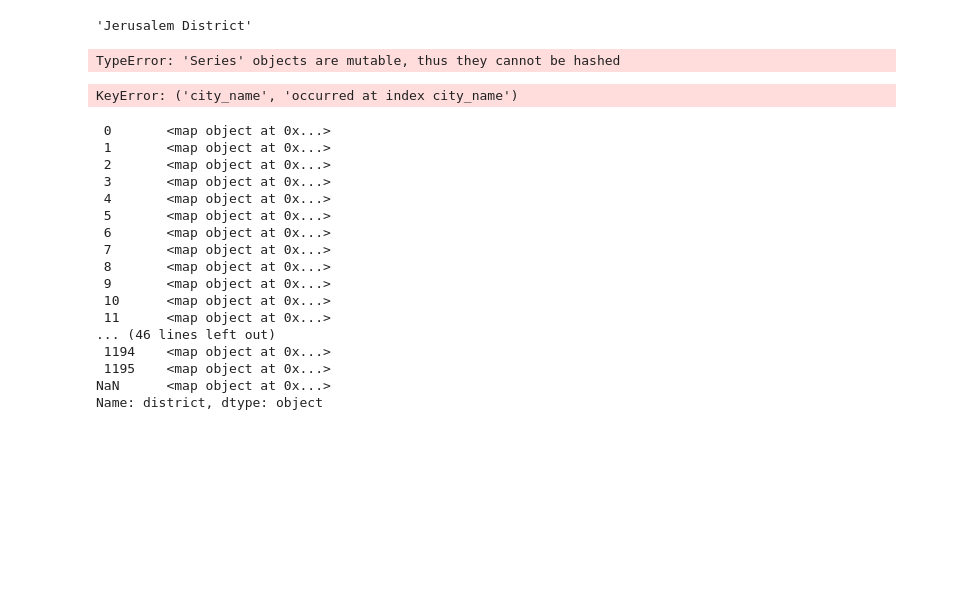
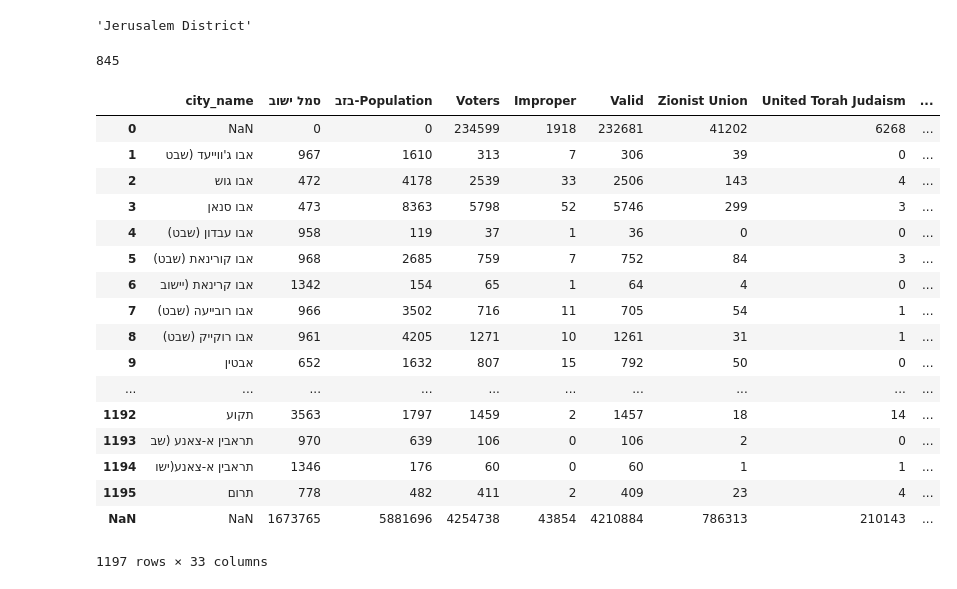
Before and after one commit to the-economist-editorial/elections-2015, a Jupyter notebook: Israel geocoding.ipynb, the cells around one changed output. Cells and saved outputs as stored; diff of their text form; code cells hidden in the pictures; blank space fills up the shorter version.

```diff
--- a/Israel geocoding.ipynb
+++ b/Israel geocoding.ipynb
@@ -160,33 +114,3 @@ get_adm(geodat_dict['אבו גוש']['results'])
 get_adm_from_name('אבו גוש')
 # %% [output]
 'Jerusalem District'
-# %%
-returns['district'] = get_adm(geodat_dict[returns.city_name]['results'])
-# %% [output]
-TypeError: 'Series' objects are mutable, thus they cannot be hashed
-# %%
-returns['district'] = map(get_adm_from_name, returns.city_name)
-# %%
-returns['district'] = returns.apply(lambda row: get_adm_from_name(row['city_name']))
-# %% [output]
-KeyError: ('city_name', 'occurred at index city_name')
-# %%
-returns['district']
-# %% [output]
- 0       <map object at 0x...>
- 1       <map object at 0x...>
- 2       <map object at 0x...>
- 3       <map object at 0x...>
- 4       <map object at 0x...>
- 5       <map object at 0x...>
- 6       <map object at 0x...>
- 7       <map object at 0x...>
- 8       <map object at 0x...>
- 9       <map object at 0x...>
- 10      <map object at 0x...>
- 11      <map object at 0x...>
-... (46 lines left out)
- 1194    <map object at 0x...>
- 1195    <map object at 0x...>
-NaN      <map object at 0x...>
-Name: district, dtype: object
@@ -192,0 +119,29 @@ Name: district, dtype: object
+# %%
+districts = [get_adm_from_name(n) for n in returns['city_name']]
+# %%
+len([d for d in districts if d is None])
+# %% [output]
+845
+# %%
+np_districts = np.asarray(districts)
+returns['districts'] = np_districts
+returns
+# %% [output]
+|  | city_name | סמל ישוב | בזב-Population | Voters | Improper | Valid | Zionist Union | United Torah Judaism | ... |
+| 0 | NaN | 0 | 0 | 234599 | 1918 | 232681 | 41202 | 6268 | ... |
+| 1 | אבו ג'ווייעד (שבט | 967 | 1610 | 313 | 7 | 306 | 39 | 0 | ... |
+| 2 | אבו גוש | 472 | 4178 | 2539 | 33 | 2506 | 143 | 4 | ... |
+| 3 | אבו סנאן | 473 | 8363 | 5798 | 52 | 5746 | 299 | 3 | ... |
+| 4 | אבו עבדון (שבט) | 958 | 119 | 37 | 1 | 36 | 0 | 0 | ... |
+| 5 | אבו קורינאת (שבט) | 968 | 2685 | 759 | 7 | 752 | 84 | 3 | ... |
+| 6 | אבו קרינאת (יישוב | 1342 | 154 | 65 | 1 | 64 | 4 | 0 | ... |
+| 7 | אבו רובייעה (שבט) | 966 | 3502 | 716 | 11 | 705 | 54 | 1 | ... |
+| 8 | אבו רוקייק (שבט) | 961 | 4205 | 1271 | 10 | 1261 | 31 | 1 | ... |
+| 9 | אבטין | 652 | 1632 | 807 | 15 | 792 | 50 | 0 | ... |
+| ... | ... | ... | ... | ... | ... | ... | ... | ... | ... |
+| 1192 | תקוע | 3563 | 1797 | 1459 | 2 | 1457 | 18 | 14 | ... |
+| 1193 | תראבין א-צאנע (שב | 970 | 639 | 106 | 0 | 106 | 2 | 0 | ... |
+| 1194 | תראבין א-צאנע(ישו | 1346 | 176 | 60 | 0 | 60 | 1 | 1 | ... |
+| 1195 | תרום | 778 | 482 | 411 | 2 | 409 | 23 | 4 | ... |
+| NaN | NaN | 1673765 | 5881696 | 4254738 | 43854 | 4210884 | 786313 | 210143 | ... |
+1197 rows × 33 columns
```
Also changed, not shown: parts of 16 cells of this notebook, 3 other files.
